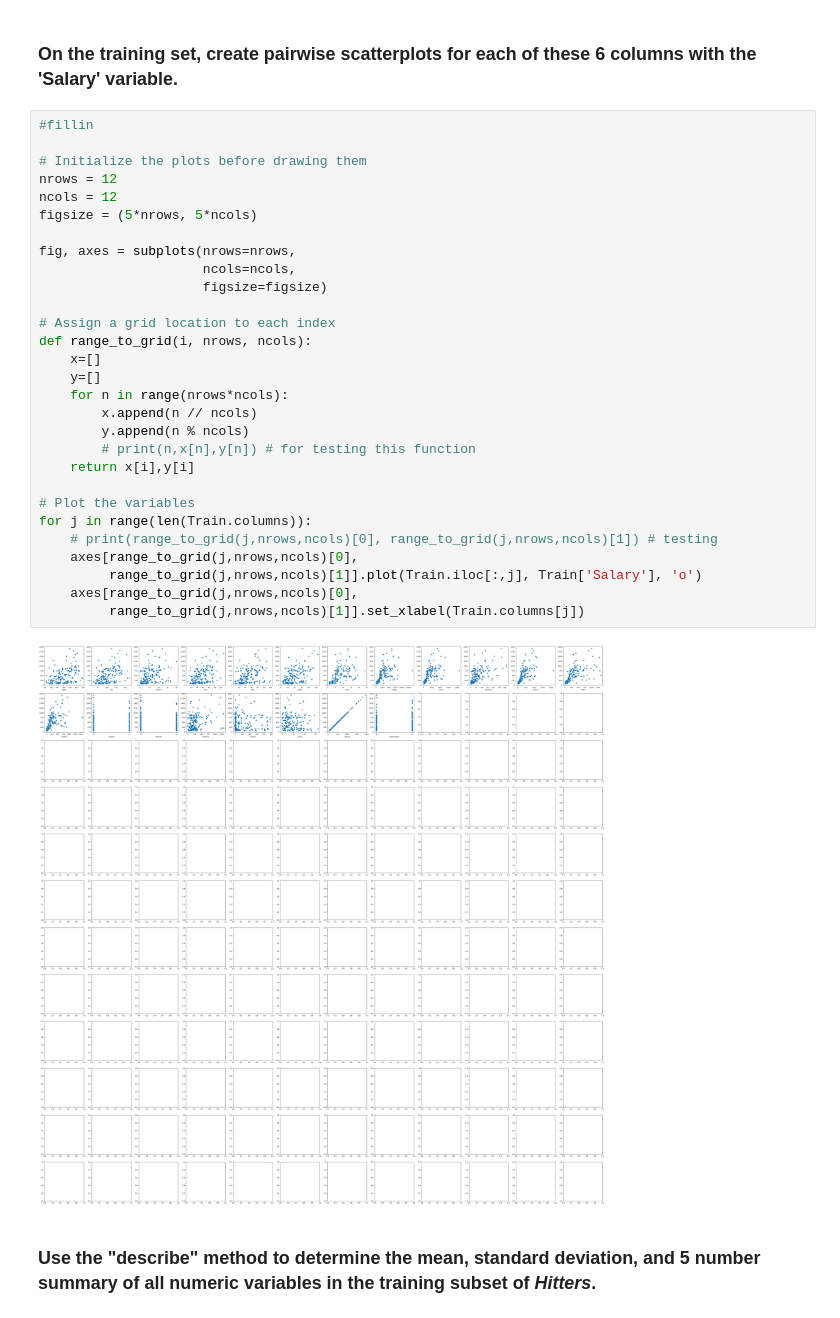
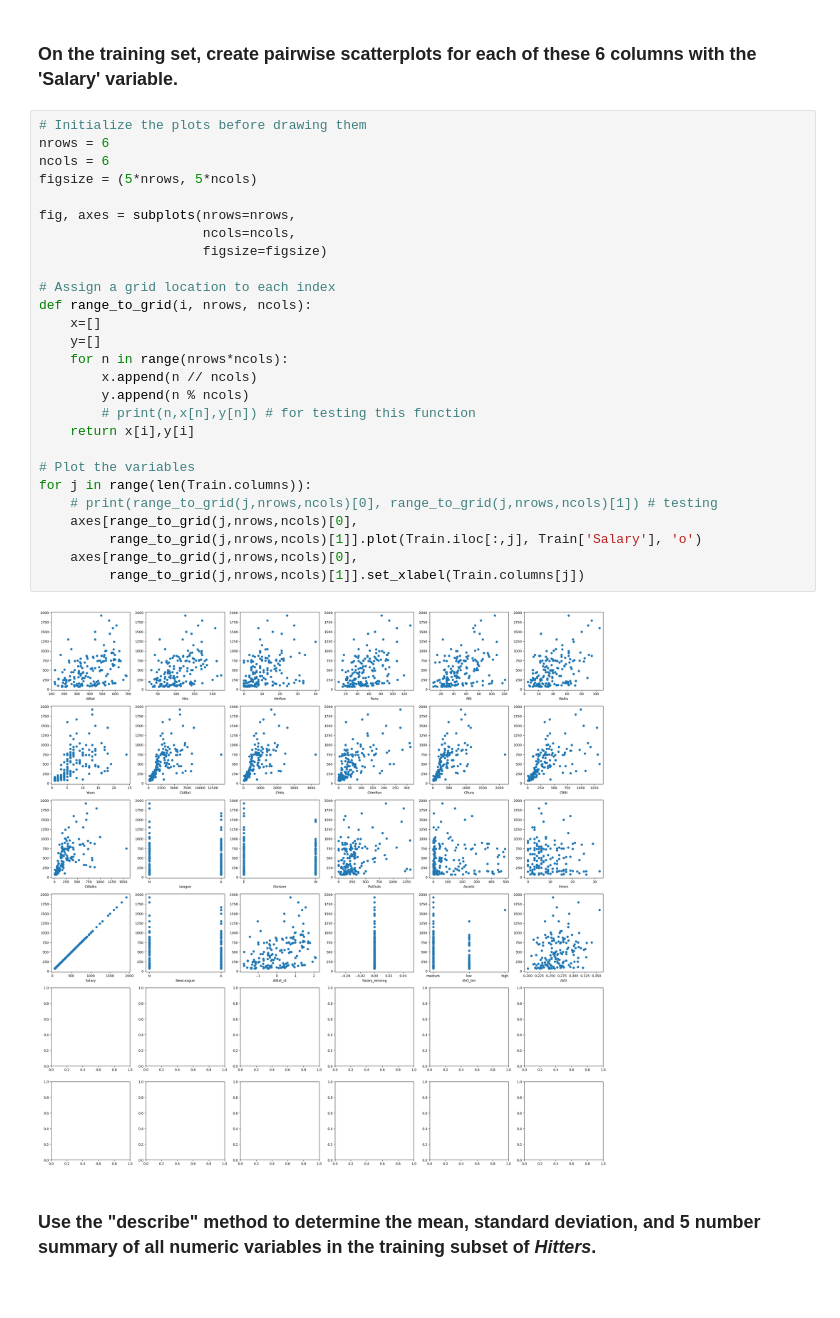
Before and after one commit to Tahmeed65/code_2600, a Jupyter notebook: mod03_eda.ipynb, the cells around one changed output. Cells and saved outputs as stored; diff of their text form.

```diff
--- a/mod03_eda.ipynb
+++ b/mod03_eda.ipynb
@@ -77,36 +76,34 @@ The difference between columns starting with C and the other 6 related columns t
 # %% [markdown]
 ### On the training set, create pairwise scatterplots for each of these 6 columns with the 'Salary' variable.
 # %%
-#fillin
-
 # Initialize the plots before drawing them
-nrows = 12
-ncols = 12
+nrows = 6
+ncols = 6
 figsize = (5*nrows, 5*ncols)
 
 fig, axes = subplots(nrows=nrows,
                      ncols=ncols,
                      figsize=figsize)
 
 # Assign a grid location to each index
 def range_to_grid(i, nrows, ncols):
     x=[]
     y=[]
     for n in range(nrows*ncols):
         x.append(n // ncols)
         y.append(n % ncols)
         # print(n,x[n],y[n]) # for testing this function
     return x[i],y[i]
 
 # Plot the variables
 for j in range(len(Train.columns)):
     # print(range_to_grid(j,nrows,ncols)[0], range_to_grid(j,nrows,ncols)[1]) # testing
     axes[range_to_grid(j,nrows,ncols)[0],
          range_to_grid(j,nrows,ncols)[1]].plot(Train.iloc[:,j], Train['Salary'], 'o')
     axes[range_to_grid(j,nrows,ncols)[0],
          range_to_grid(j,nrows,ncols)[1]].set_xlabel(Train.columns[j])
 # %% [output]
-[figure, old version]
+[figure, new version]
 # %% [markdown]
 ### Use the "describe" method to determine the mean, standard deviation, and 5 number summary of all numeric variables in the training subset of _Hitters_.
 # %%
```
Also changed, not shown: parts of 12 cells of this notebook.
